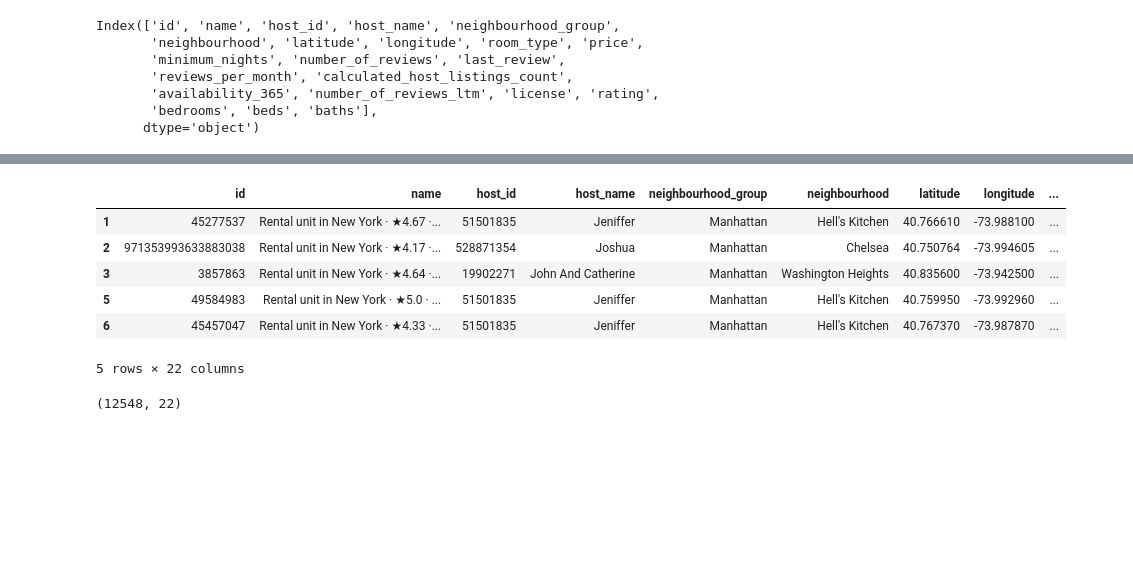
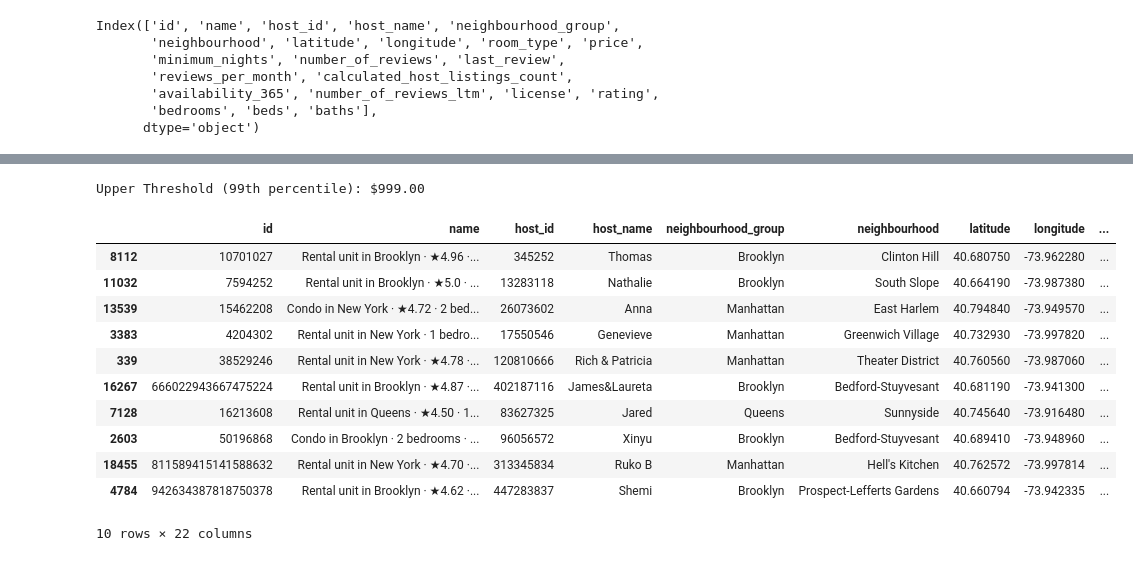
Before and after one commit to pkcoder77/Feature_Engineering, a Jupyter notebook: Rem_Outliers_Quantile.ipynb, the cells around one changed output, grey strips where cells are left out. Saved outputs shown, nothing was run; the diff lists cells and outputs as text; code cells hidden in the pictures; blank space fills up the shorter version.

```diff
--- a/Rem_Outliers_Quantile.ipynb
+++ b/Rem_Outliers_Quantile.ipynb
@@ -214,16 +286,24 @@ Index(['id', 'name', 'host_id', 'host_name', 'neighbourhood_group',
 # %%
-upper_threshold = df['price'].quantile(.99)
-df_filtered = df[(df['price'] > 100) & (df['price'] < upper_threshold)]
-df_filtered.head()
+upper_threshold = df['price'].quantile(0.99)
+print(f"Upper Threshold (99th percentile): ${upper_threshold:.2f}")
+
+# Apply the combined filter to create the final DataFrame
+df_filtered = df[
+    (df['price'] > 100) &
+    (df['price'] < upper_threshold)
+]
+df_filtered.sample(10)
 # %% [output]
+Upper Threshold (99th percentile): $999.00
 |  | id | name | host_id | host_name | neighbourhood_group | neighbourhood | latitude | longitude | ... |
-| 1 | 45277537 | Rental unit in New York · ★4.67 ·... | 51501835 | Jeniffer | Manhattan | Hell's Kitchen | 40.766610 | -73.988100 | ... |
-| 2 | 971353993633883038 | Rental unit in New York · ★4.17 ·... | 528871354 | Joshua | Manhattan | Chelsea | 40.750764 | -73.994605 | ... |
-| 3 | 3857863 | Rental unit in New York · ★4.64 ·... | 19902271 | John And Catherine | Manhattan | Washington Heights | 40.835600 | -73.942500 | ... |
-| 5 | 49584983 | Rental unit in New York · ★5.0 · ... | 51501835 | Jeniffer | Manhattan | Hell's Kitchen | 40.759950 | -73.992960 | ... |
-| 6 | 45457047 | Rental unit in New York · ★4.33 ·... | 51501835 | Jeniffer | Manhattan | Hell's Kitchen | 40.767370 | -73.987870 | ... |
+| 8112 | 10701027 | Rental unit in Brooklyn · ★4.96 ·... | 345252 | Thomas | Brooklyn | Clinton Hill | 40.680750 | -73.962280 | ... |
+| 11032 | 7594252 | Rental unit in Brooklyn · ★5.0 · ... | 13283118 | Nathalie | Brooklyn | South Slope | 40.664190 | -73.987380 | ... |
+| 13539 | 15462208 | Condo in New York · ★4.72 · 2 bed... | 26073602 | Anna | Manhattan | East Harlem | 40.794840 | -73.949570 | ... |
+| 3383 | 4204302 | Rental unit in New York · 1 bedro... | 17550546 | Genevieve | Manhattan | Greenwich Village | 40.732930 | -73.997820 | ... |
+| 339 | 38529246 | Rental unit in New York · ★4.78 ·... | 120810666 | Rich & Patricia | Manhattan | Theater District | 40.760560 | -73.987060 | ... |
+| 16267 | 666022943667475224 | Rental unit in Brooklyn · ★4.87 ·... | 402187116 | James&Laureta | Brooklyn | Bedford-Stuyvesant | 40.681190 | -73.941300 | ... |
+| 7128 | 16213608 | Rental unit in Queens · ★4.50 · 1... | 83627325 | Jared | Queens | Sunnyside | 40.745640 | -73.916480 | ... |
+| 2603 | 50196868 | Condo in Brooklyn · 2 bedrooms · ... | 96056572 | Xinyu | Brooklyn | Bedford-Stuyvesant | 40.689410 | -73.948960 | ... |
+| 18455 | 811589415141588632 | Rental unit in New York · ★4.70 ·... | 313345834 | Ruko B | Manhattan | Hell's Kitchen | 40.762572 | -73.997814 | ... |
+| 4784 | 942634387818750378 | Rental unit in Brooklyn · ★4.62 ·... | 447283837 | Shemi | Brooklyn | Prospect-Lefferts Gardens | 40.660794 | -73.942335 | ... |
-5 rows × 22 columns
+10 rows × 22 columns
-# %%
-df_filtered.shape
-# %% [output]
-(12548, 22)
```
Also changed, not shown: parts of 46 cells of this notebook, 1 other file.
